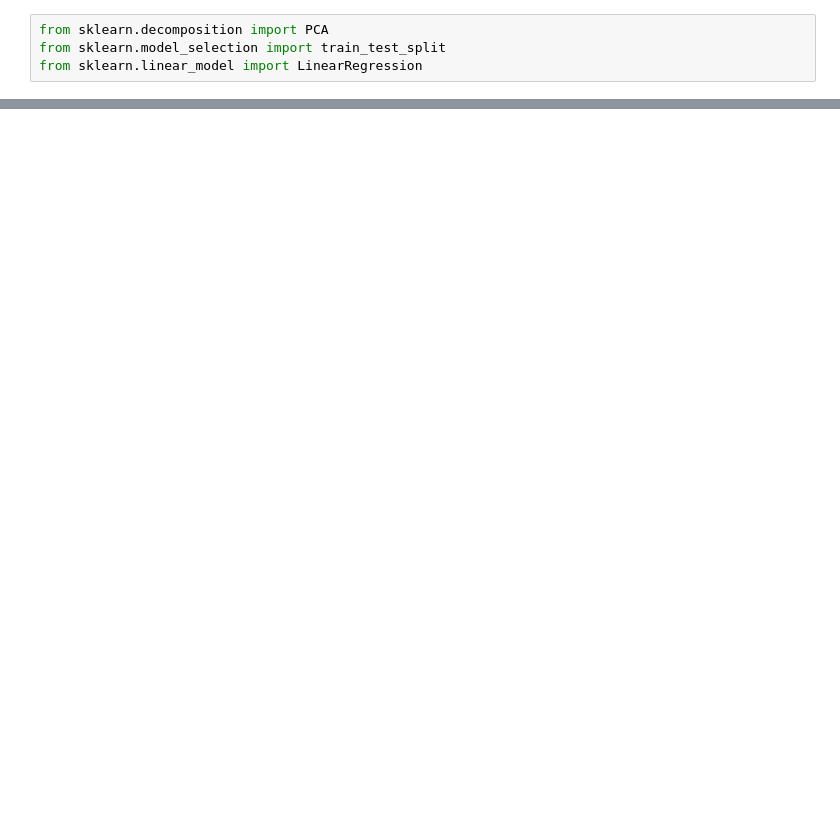
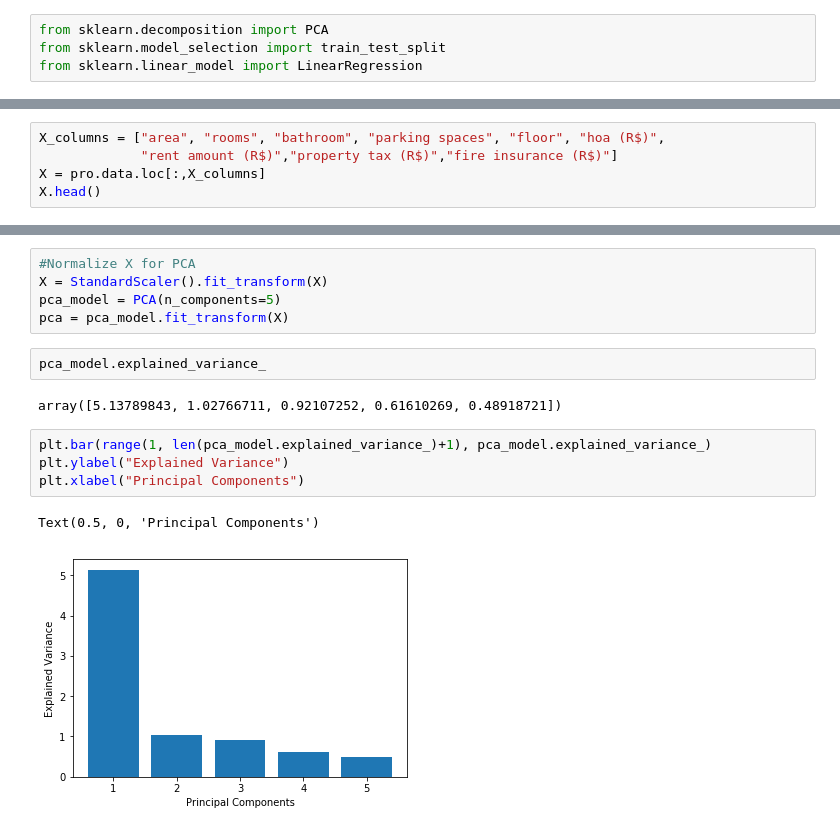
Before and after one commit to JiashiChen96/INF552_final_project, a Jupyter notebook: inf552_final.ipynb, the cells around one changed output, grey strips where cells are left out. Cells and saved outputs as stored; diff of their text form; blank space fills up the shorter version.

```diff
--- a/inf552_final.ipynb
+++ b/inf552_final.ipynb
@@ -404,0 +398,5 @@ max(g_train[0])
+# %%
+X_columns = ["area", "rooms", "bathroom", "parking spaces", "floor", "hoa (R$)",
+             "rent amount (R$)","property tax (R$)","fire insurance (R$)"]
+X = pro.data.loc[:,X_columns]
+X.head()
@@ -404,0 +410,16 @@ max(g_train[0])
+# %%
+#Normalize X for PCA
+X = StandardScaler().fit_transform(X)
+pca_model = PCA(n_components=5)
+pca = pca_model.fit_transform(X)
+# %%
+pca_model.explained_variance_
+# %% [output]
+array([5.13789843, 1.02766711, 0.92107252, 0.61610269, 0.48918721])
+# %%
+plt.bar(range(1, len(pca_model.explained_variance_)+1), pca_model.explained_variance_)
+plt.ylabel("Explained Variance")
+plt.xlabel("Principal Components")
+# %% [output]
+Text(0.5, 0, 'Principal Components')
+[figure, added]
```
Also changed, not shown: parts of 57 cells of this notebook.
